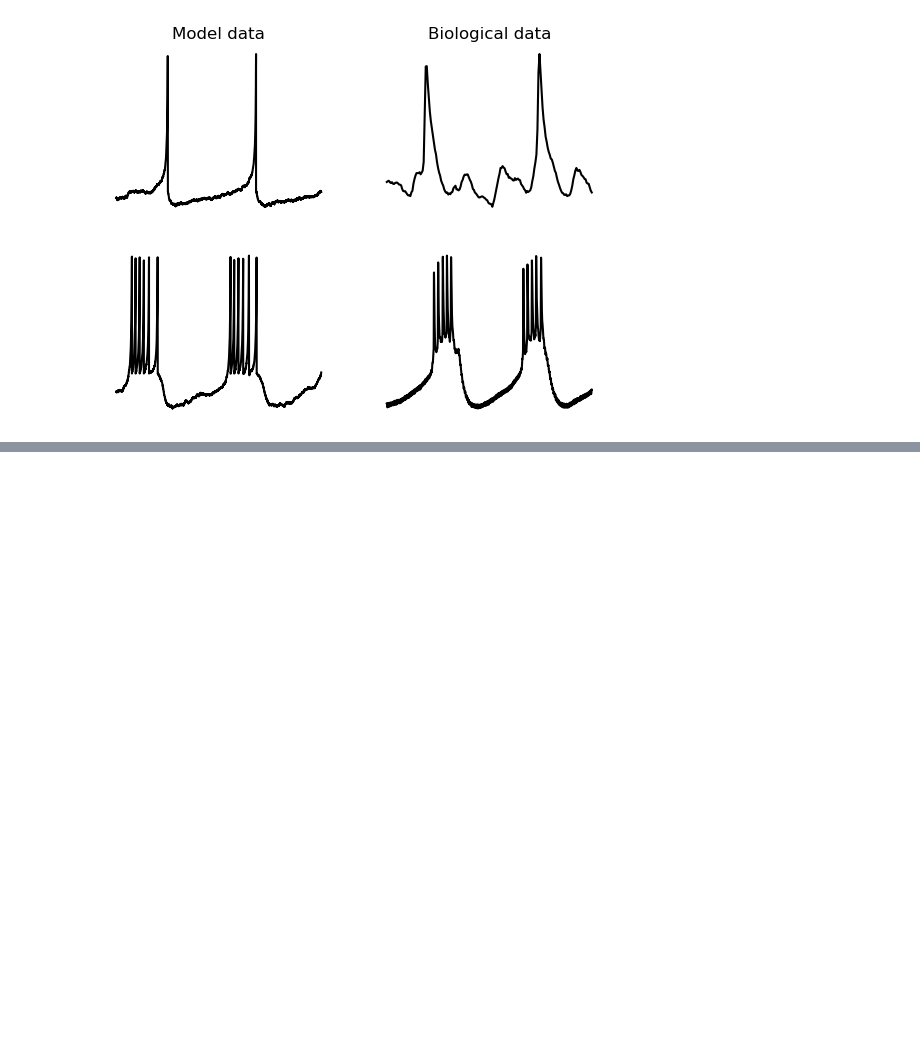
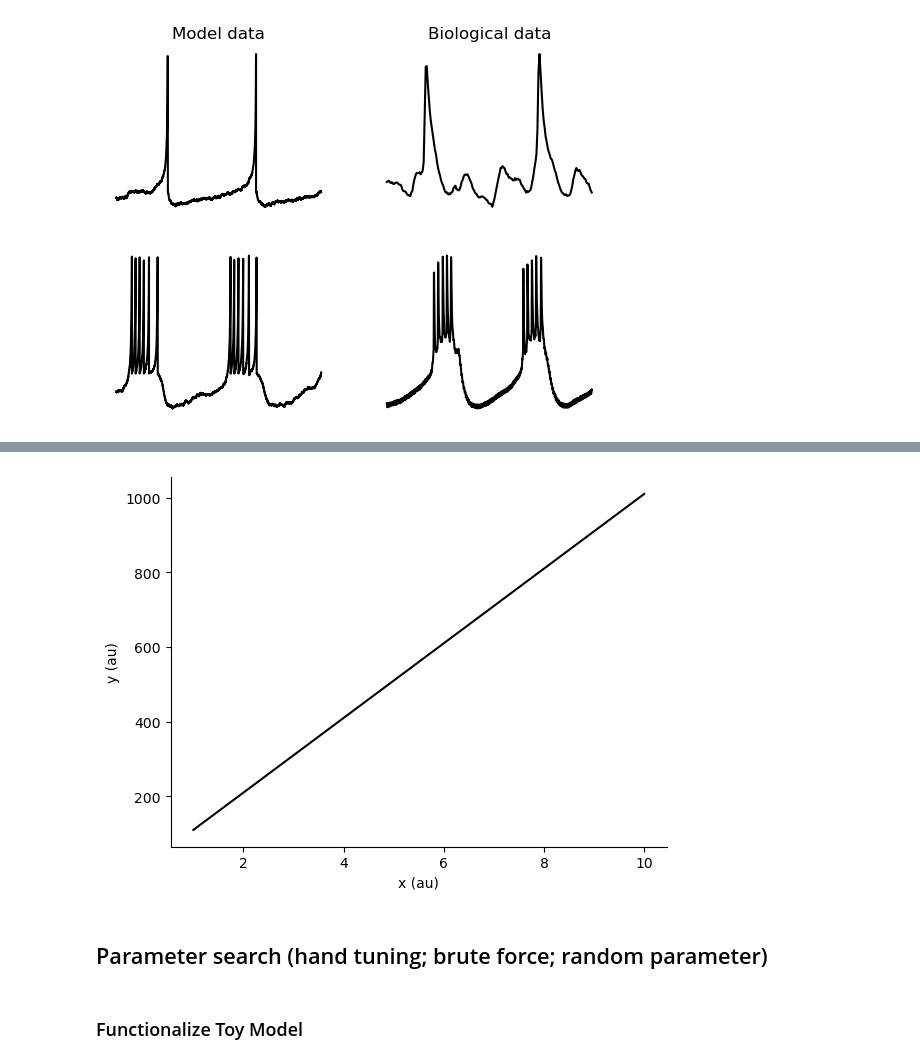
Before and after one commit to ryEllison/specialTopicsInNeuro, a Jupyter notebook: material/week2/solutionsNotebook.ipynb, the cells around one changed output, grey strips where cells are left out. Cells and saved outputs as stored; diff of their text form; code cells hidden in the pictures; blank space fills up the shorter version.

```diff
--- a/material/week2/solutionsNotebook.ipynb
+++ b/material/week2/solutionsNotebook.ipynb
@@ -874,0 +884,21 @@ plt.show()
+# %%
+###Main block
+#Modl params
+m, b = 100, 10
+
+#IV/feature/predictor/EV vector
+x = np.arange(1, (10 + 1))
+
+#Helper fxn (eqn)
+def fx():
+    return(m * x + b)
+
+#Compute modl output
+y = fx()
+
+#Package vectors in nd heterogenous df
+data = pd.DataFrame({'x': x,
+                     'y': y})
+
+#I.O
+data.head()
@@ -874,0 +912,16 @@ plt.show()
+# %%
+#Visualization
+plt.figure()
+plt.plot(data['x'],
+         data['y'],
+         color = 'black')
+sbn.despine()
+plt.xlabel('x (au)')
+plt.ylabel('y (au)')
+plt.show()
+# %% [output]
+[figure, added]
+# %% [markdown]
+## Parameter search (hand tuning; brute force; random parameter)
+# %% [markdown]
+### Functionalize Toy Model
```
Also changed, not shown: parts of 18 cells of this notebook.
